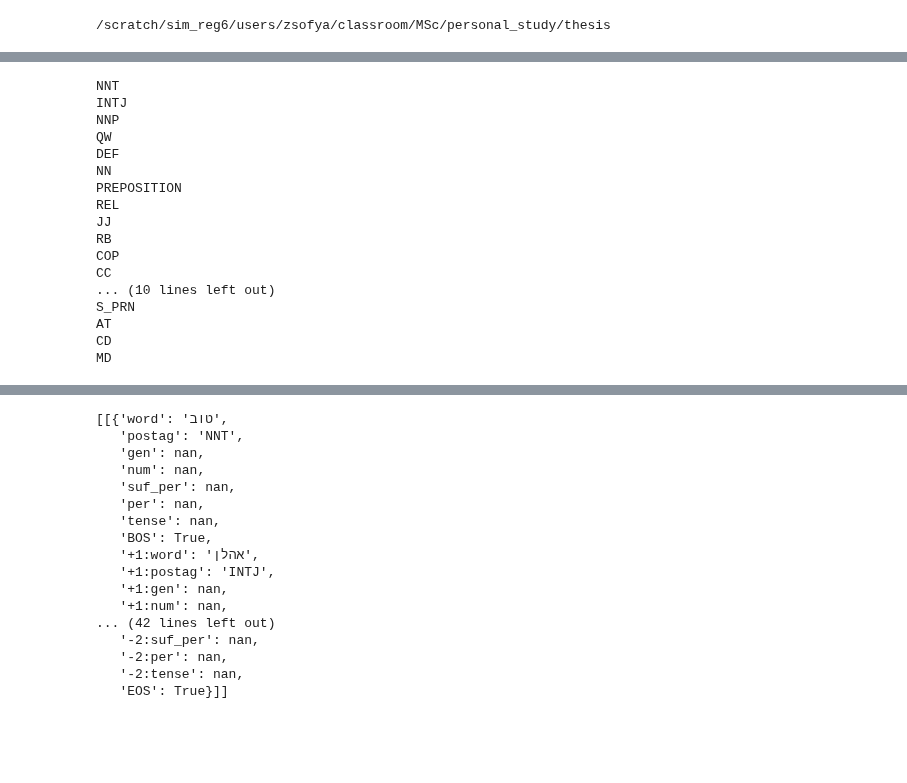
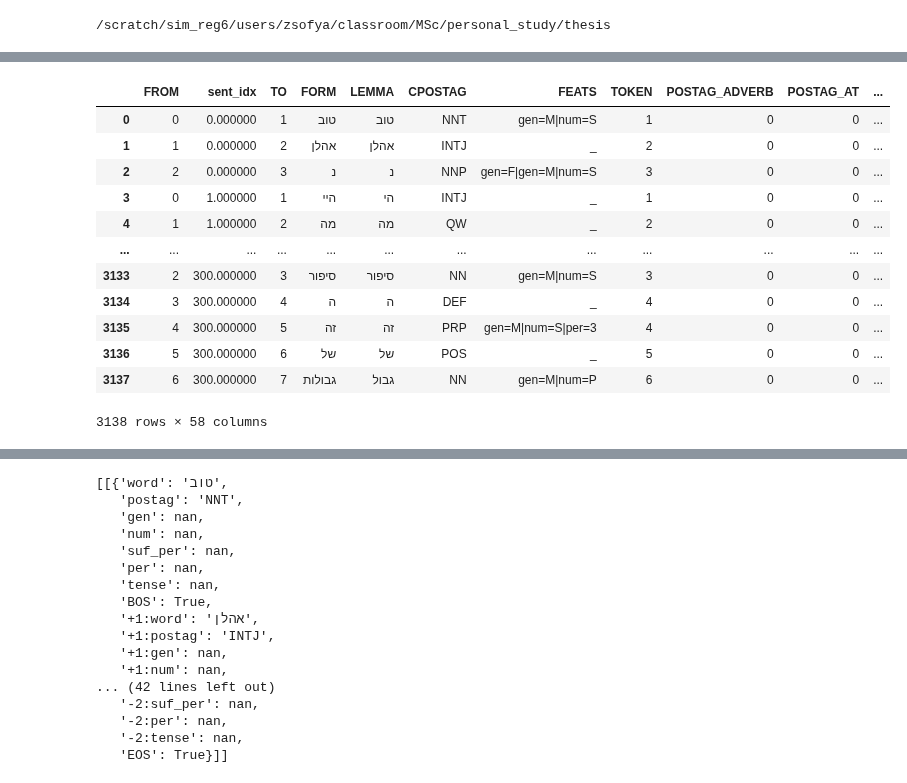
Before and after one commit to Sofy34/personal_strudy, a Jupyter notebook: thesis/03_cfr_pos_sentenses.ipynb, the cells around one changed output, grey strips where cells are left out. Drawn from its saved outputs; the diff is of its cells as text; code cells hidden in the pictures; blank space fills up the shorter version.

```diff
--- a/thesis/03_cfr_pos_sentenses.ipynb
+++ b/thesis/03_cfr_pos_sentenses.ipynb
@@ -128,24 +64,0 @@ tags = merged_raw[columns_to_count[0]].unique()
-# %%
-imp.reload(defines)
-imp.reload(feature_utils)
-for tag in merged_raw[columns_to_count[0]].unique():
-    print("{} : {}".format(tag,feature_utils.get_yap_tag_description(tag)))
-#     print("{}".format(tag))
-# %% [output]
-NNT
-INTJ
-NNP
-QW
-DEF
-NN
-PREPOSITION
-REL
-JJ
-RB
-COP
-CC
-... (10 lines left out)
-S_PRN
-AT
-CD
-MD
@@ -151,0 +68,16 @@ MD
+# %%
+sent_tokens_dummies
+# %% [output]
+|  | FROM | sent_idx | TO | FORM | LEMMA | CPOSTAG | FEATS | TOKEN | POSTAG_ADVERB | POSTAG_AT | ... |
+| 0 | 0 | 0.000000 | 1 | טוב | טוב | NNT | gen=M|num=S | 1 | 0 | 0 | ... |
+| 1 | 1 | 0.000000 | 2 | אהלן | אהלן | INTJ | _ | 2 | 0 | 0 | ... |
+| 2 | 2 | 0.000000 | 3 | נ | נ | NNP | gen=F|gen=M|num=S | 3 | 0 | 0 | ... |
+| 3 | 0 | 1.000000 | 1 | היי | הי | INTJ | _ | 1 | 0 | 0 | ... |
+| 4 | 1 | 1.000000 | 2 | מה | מה | QW | _ | 2 | 0 | 0 | ... |
+| ... | ... | ... | ... | ... | ... | ... | ... | ... | ... | ... | ... |
+| 3133 | 2 | 300.000000 | 3 | סיפור | סיפור | NN | gen=M|num=S | 3 | 0 | 0 | ... |
+| 3134 | 3 | 300.000000 | 4 | ה | ה | DEF | _ | 4 | 0 | 0 | ... |
+| 3135 | 4 | 300.000000 | 5 | זה | זה | PRP | gen=M|num=S|per=3 | 4 | 0 | 0 | ... |
+| 3136 | 5 | 300.000000 | 6 | של | של | POS | _ | 5 | 0 | 0 | ... |
+| 3137 | 6 | 300.000000 | 7 | גבולות | גבול | NN | gen=M|num=P | 6 | 0 | 0 | ... |
+3138 rows × 58 columns
```
Also changed, not shown: parts of 43 cells of this notebook.
